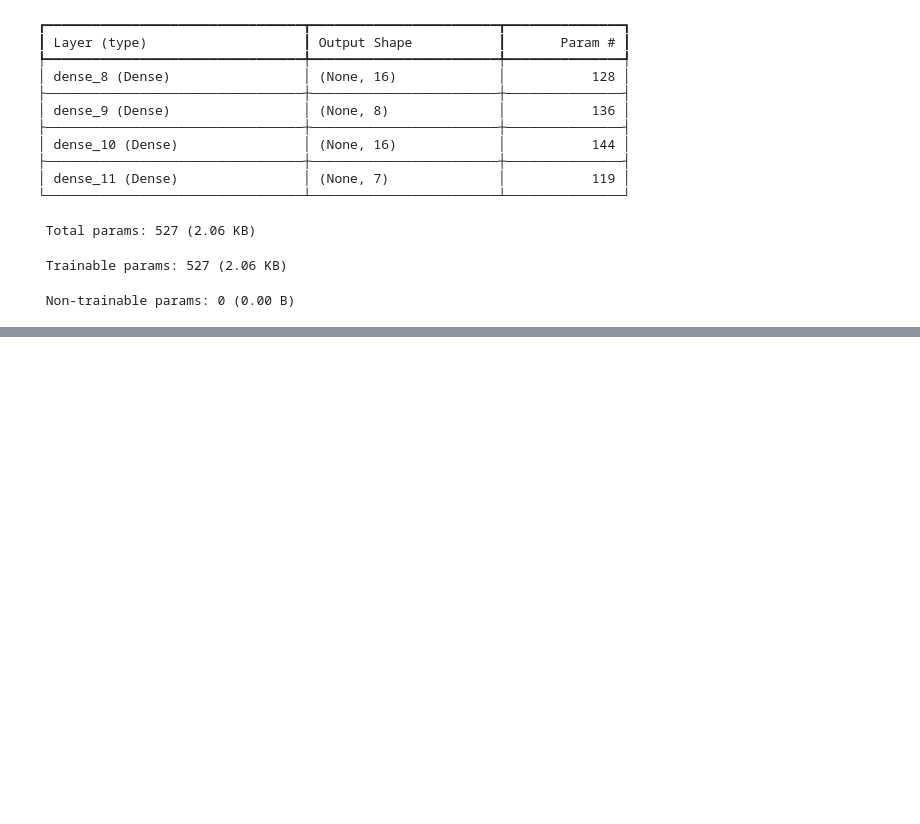
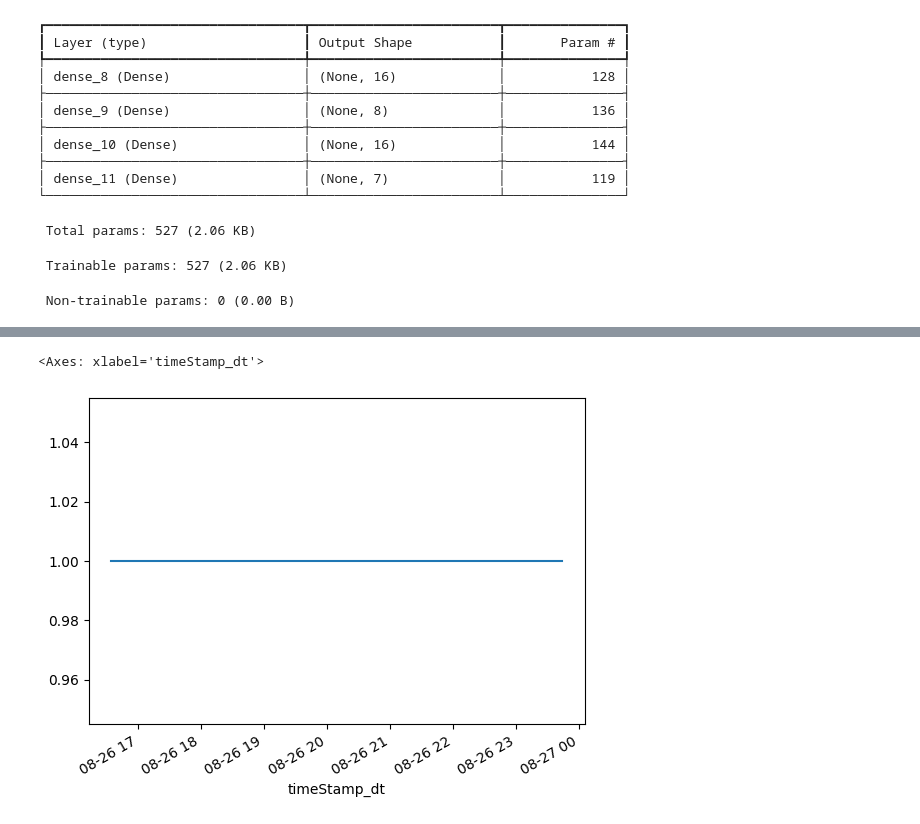
Before and after one commit to minaozdogan/Blockchain-Smart-Contract-Transaction-Anomaly-Detection-Project, a Jupyter notebook: notebooks/data_collection.ipynb, the cells around one changed output, grey strips where cells are left out. Drawn from its saved outputs; the diff is of its cells as text; code cells hidden in the pictures; blank space fills up the shorter version.

```diff
--- a/notebooks/data_collection.ipynb
+++ b/notebooks/data_collection.ipynb
@@ -933,0 +953,10 @@ plt.show()
+# %%
+# ---------------------------------------------------------
+# Create fused risk score
+# 60% Isolation Forest + 40% Autoencoder
+# ---------------------------------------------------------
+
+data_scaled["risk_score"] = (
+    0.6 * data_scaled["iso_norm"] +
+    0.4 * data_scaled["ae_norm"]
+)
@@ -933,0 +977,12 @@ plt.show()
+# %%
+# ---------------------------------------------------------
+# Filter data by risk category
+# ---------------------------------------------------------
+
+high_risk = data_scaled[data_scaled["risk_category"] == "HIGH_RISK"]
+medium_risk = data_scaled[data_scaled["risk_category"] == "MEDIUM_RISK"]
+low_risk = data_scaled[data_scaled["risk_category"] == "LOW_RISK"]
+
+print("High risk:", len(high_risk))
+print("Medium risk:", len(medium_risk))
+print("Low risk:", len(low_risk))
@@ -933,0 +993,21 @@ plt.show()
+# %%
+# ---------------------------------------------------------
+# Cluster HIGH-RISK transactions using KMeans
+# ---------------------------------------------------------
+
+from sklearn.cluster import KMeans
+
+scaled_cols = [
+    "amount0_scaled",
+    "amount1_scaled",
+    "sqrtPriceX96_scaled",
+    "liquidity_scaled",
+    "tick_scaled",
+    "gasPrice_scaled",
+    "gasUsed_scaled"
+]
+
+X_high = high_risk[scaled_cols]
+
+kmeans = KMeans(n_clusters=2, random_state=42)
+high_risk["cluster"] = kmeans.fit_predict(X_high)
@@ -933,0 +1098,5 @@ plt.show()
+# %%
+high_risk.groupby("timeStamp_dt").size().plot(kind="line")
+# %% [output]
+<Axes: xlabel='timeStamp_dt'>
+[figure, added]
```
Also changed, not shown: parts of 19 cells of this notebook.
